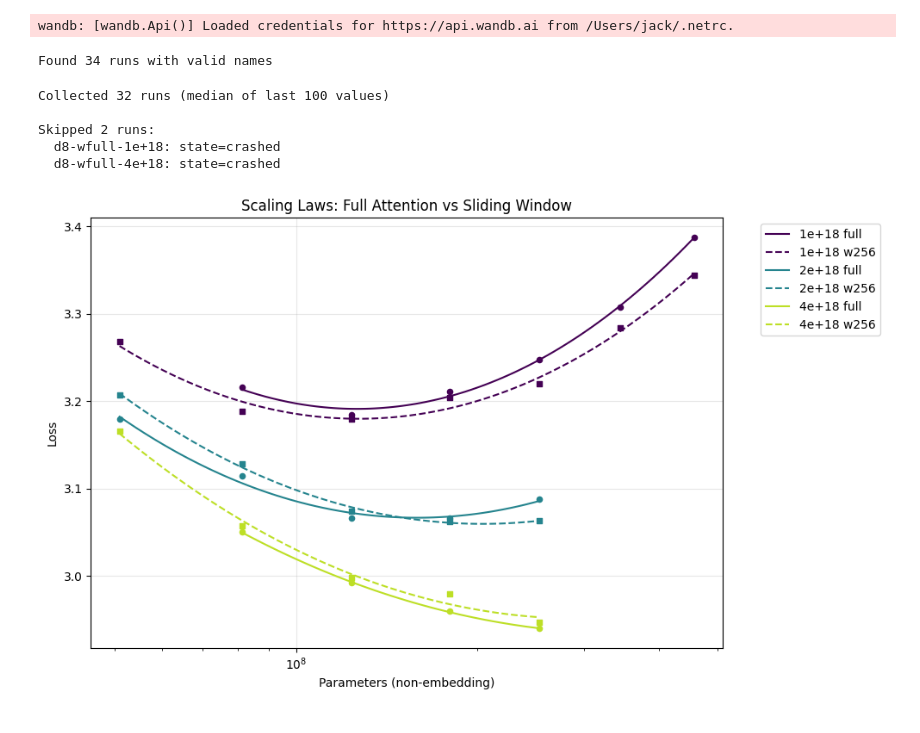
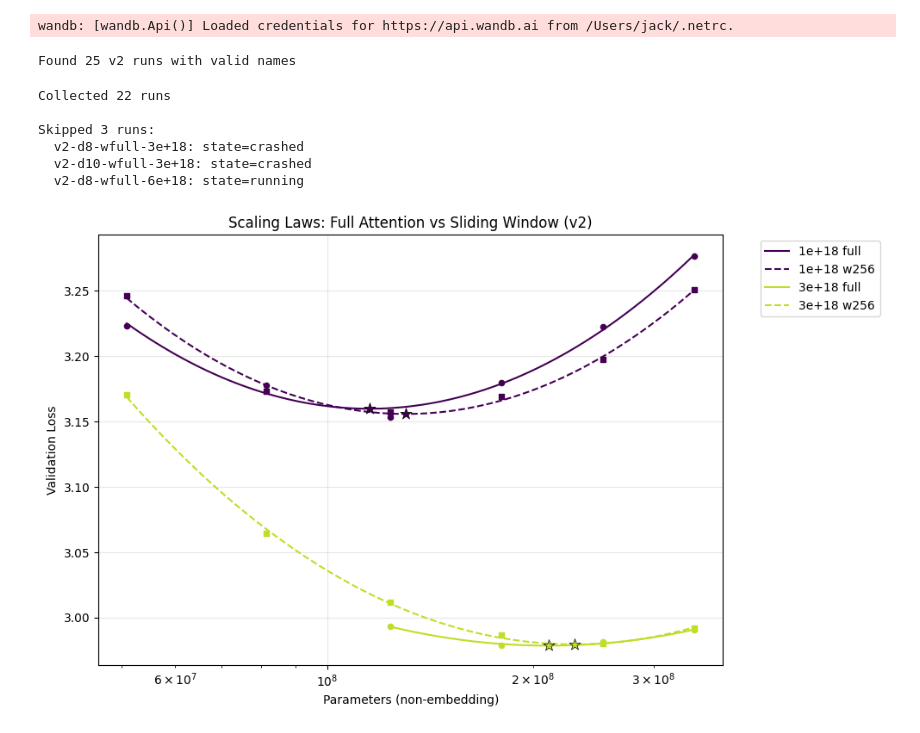
Before and after one commit to jackopenn/jaximus, a Jupyter notebook: experiments/structure/scaling_laws.ipynb, the cells around one changed output. Drawn from its saved outputs; the diff is of its cells as text; code cells hidden in the pictures.

```diff
--- a/experiments/structure/scaling_laws.ipynb
+++ b/experiments/structure/scaling_laws.ipynb
@@ -12,7 +12,7 @@ wandb: [wandb.Api()] Loaded credentials for https://api.wandb.ai from /Users/jac
 runs = api.runs("structure")
 
 def parse_run_name(name):
-    match = re.match(r'd(\d+)-w(\w+)-(\d+e[+\-]?\d+)', name)
+    match = re.match(r'v2-d(\d+)-w(\w+)-(\d+e[+\-]?\d+)', name)
     if match:
         return int(match.group(1)), match.group(2), float(match.group(3))
     return None
@@ -23,17 +23,11 @@ for run in runs:
     if parsed:
         num_layers, window_type, max_flops = parsed
         parsed_runs.append((run, num_layers, window_type, max_flops))
-    else:
-        print(f"Skipping run with unparseable name: {run.name}")
 
-print(f"Found {len(parsed_runs)} runs with valid names")
+print(f"Found {len(parsed_runs)} v2 runs with valid names")
 # %% [output]
-Found 34 runs with valid names
+Found 25 v2 runs with valid names
 # %%
-LAST_N = 100  # Number of final loss values to use
-SMOOTHING = "median"  # Options: "mean", "median", "ema"
-EMA_ALPHA = 0.01  # For EMA: higher = more weight on recent values
-
 def compute_params(num_layers):
     """Compute non-embedding params from num_layers (hidden_dim = num_layers * 64)."""
     D = num_layers * 64
@@ -47,26 +41,14 @@ def compute_params(num_layers):
     total_params = embed_params + num_layers * layer_params + D + (D * V)
     return total_params - embed_params
 
-def smooth_losses(losses):
-    if SMOOTHING == "mean":
-        return losses[-LAST_N:].mean()
-    elif SMOOTHING == "median":
-        return np.median(losses[-LAST_N:])
-    elif SMOOTHING == "ema":
-        ema = losses[-LAST_N]
-        for v in losses[-LAST_N + 1:]:
-            ema = EMA_ALPHA * v + (1 - EMA_ALPHA) * ema
-        return ema
-    raise ValueError(f"Unknown smoothing method: {SMOOTHING}")
-
 def get_final_loss(run):
     if run.state != "finished":
         return None, f"state={run.state}"
-    history = run.history(keys=["loss"])
-    losses = history["loss"].dropna().values
-    if len(losses) < LAST_N:
-        return None, f"only {len(losses)} loss values"
-    return smooth_losses(losses), None
+    history = run.history(keys=["val/loss"])
+    losses = history["val/loss"].dropna().values
+    if len(losses) == 0:
+        return None, "no val/loss values"
+    return losses[-1], None
 
 results = {}
 skipped = []
@@ -79,17 +61,18 @@ for run, num_layers, window_type, max_flops in parsed_runs:
         params = compute_params(num_layers)
         results[run.name] = (params, final_loss, max_flops, window_type)
 
-print(f"Collected {len(results)} runs ({SMOOTHING} of last {LAST_N} values)")
+print(f"Collected {len(results)} runs")
 if skipped:
     print(f"\nSkipped {len(skipped)} runs:")
     for name, reason in skipped:
         print(f"  {name}: {reason}")
 # %% [output]
-Collected 32 runs (median of last 100 values)
+Collected 22 runs
 
-Skipped 2 runs:
-  d8-wfull-1e+18: state=crashed
-  d8-wfull-4e+18: state=crashed
+Skipped 3 runs:
+  v2-d8-wfull-3e+18: state=crashed
+  v2-d10-wfull-3e+18: state=crashed
+  v2-d8-wfull-6e+18: state=running
 # %%
 flops_values = sorted(set(r[2] for r in results.values()))
 colors = plt.cm.viridis(np.linspace(0, 0.9, len(flops_values)))
@@ -98,33 +81,42 @@ color_map = dict(zip(flops_values, colors))
 plt.figure(figsize=(10, 6))
 
 for max_flops in flops_values:
     for window_type, linestyle, marker in [("full", "-", "o"), ("256", "--", "s")]:
         points = [(params, loss) for params, loss, flops, wt in results.values() if flops == max_flops and wt == window_type]
         if len(points) < 3:
             continue
         points.sort()
         params_vals, loss_vals = zip(*points)
         params_arr, loss_arr = np.array(params_vals), np.array(loss_vals)
 
         # Quadratic fit in log-log space
         log_params, log_loss = np.log(params_arr), np.log(loss_arr)
         coeffs = np.polyfit(log_params, log_loss, 2)
 
         # Smooth curve
         log_params_smooth = np.linspace(log_params.min(), log_params.max(), 100)
         log_loss_smooth = np.polyval(coeffs, log_params_smooth)
 
         label = f"{max_flops:.0e}" + (" w256" if window_type == "256" else " full")
         plt.plot(np.exp(log_params_smooth), np.exp(log_loss_smooth), linestyle, color=color_map[max_flops], label=label)
         plt.scatter(params_arr, loss_arr, color=color_map[max_flops], s=20, marker=marker, zorder=5)
 
+        # Mark minimum of fitted curve (if within data range)
+        a, b, c = coeffs
+        if a > 0:  # parabola opens upward
+            log_params_min = -b / (2 * a)
+            if log_params.min() <= log_params_min <= log_params.max():
+                log_loss_min = np.polyval(coeffs, log_params_min)
+                plt.scatter([np.exp(log_params_min)], [np.exp(log_loss_min)], color=color_map[max_flops],
+                           s=100, marker="*", edgecolors="black", linewidths=0.5, zorder=10)
+
 plt.xscale("log")
 plt.xlabel("Parameters (non-embedding)")
-plt.ylabel("Loss")
-plt.title("Scaling Laws: Full Attention vs Sliding Window")
+plt.ylabel("Validation Loss")
+plt.title("Scaling Laws: Full Attention vs Sliding Window (v2)")
 plt.legend(bbox_to_anchor=(1.05, 1), loc="upper left")
 plt.grid(True, alpha=0.3)
 plt.tight_layout()
 plt.show()
 # %% [output]
-[figure, old version]
+[figure, new version]
```
Also changed, not shown: 1 other file.
